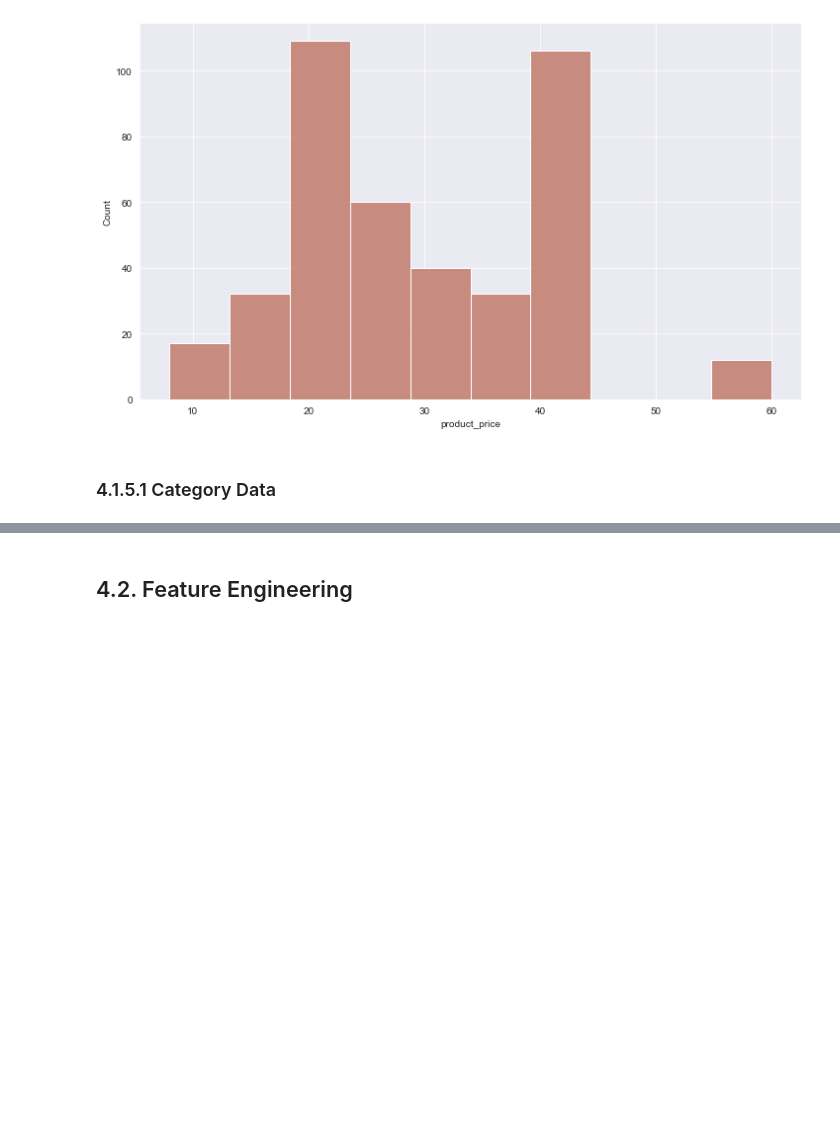
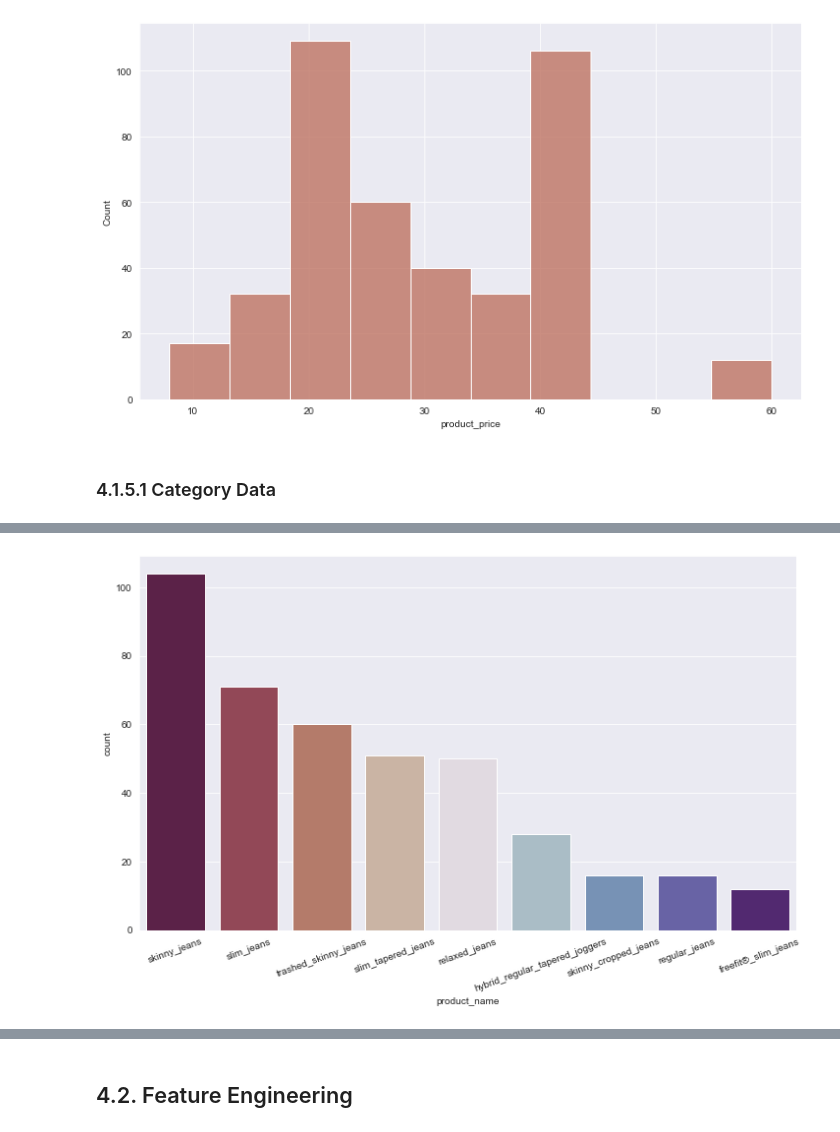
Before and after one commit to marcosvliras/H-M, a Jupyter notebook: HM_WB_FINAL.ipynb, the cells around one changed output, grey strips where cells are left out. Saved outputs shown, nothing was run; the diff lists cells and outputs as text; code cells hidden in the pictures; blank space fills up the shorter version.

```diff
--- a/HM_WB_FINAL.ipynb
+++ b/HM_WB_FINAL.ipynb
@@ -518,0 +551,7 @@ sns.histplot( num_attributes['product_price'],
+# %%
+order = cat_attributes['product_name'].value_counts().index
+
+sns.countplot( data=cat_attributes, x='product_name',  palette='twilight_shifted_r', order=order )
+plt.xticks( rotation=20 );
+# %% [output]
+[figure, added]
```
Also changed, not shown: parts of 16 cells of this notebook.
